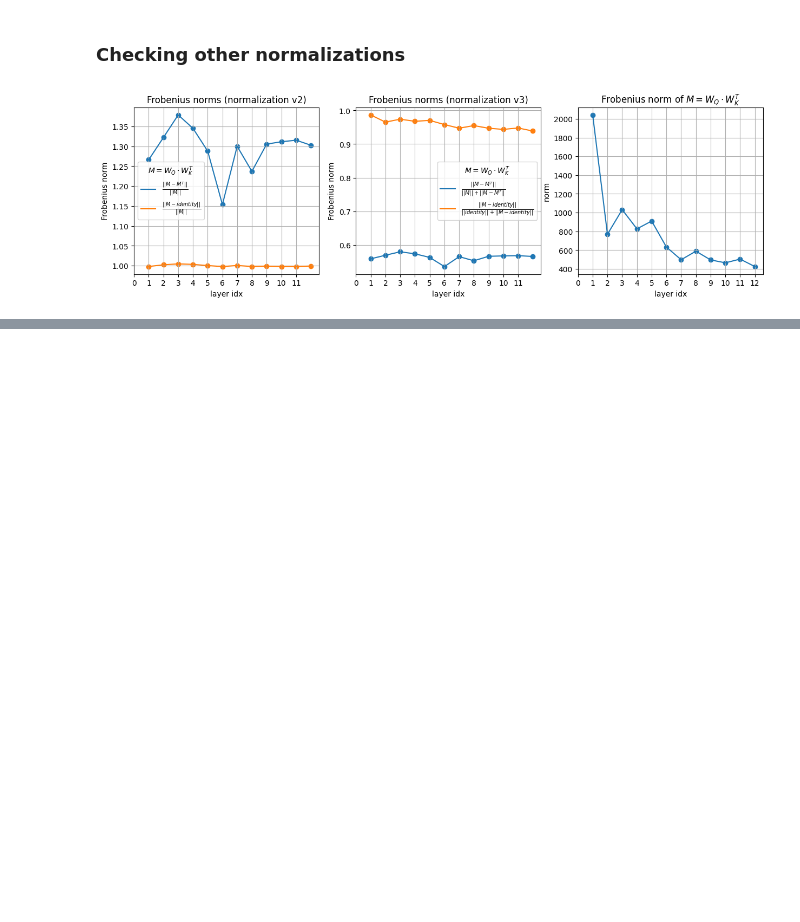
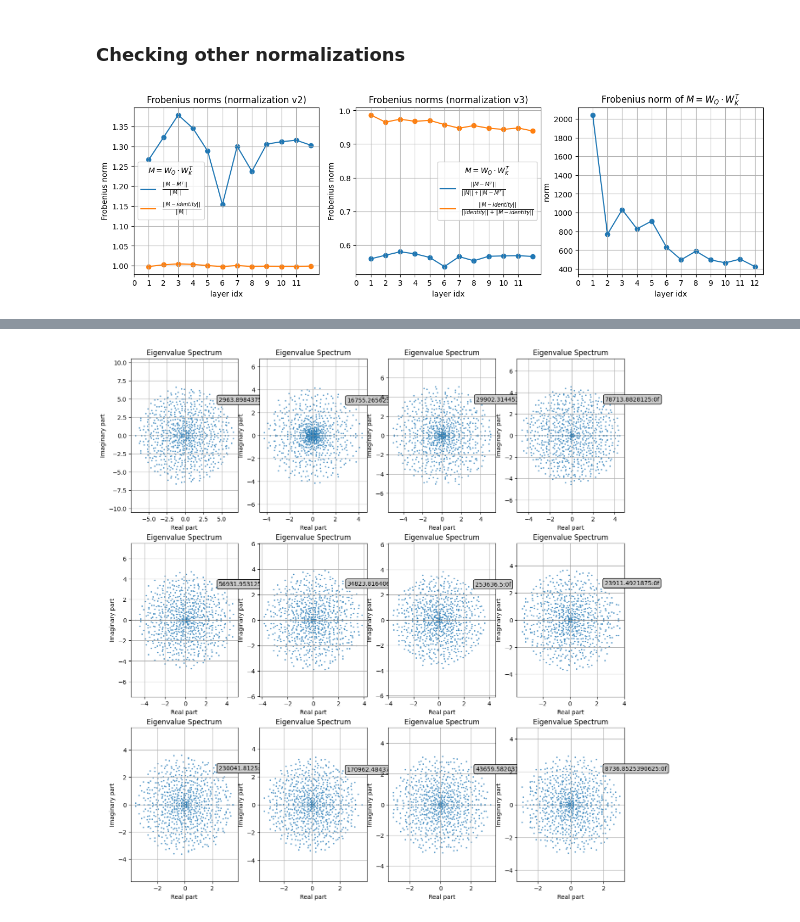
Before and after one commit to miriamzara/LCP_B_GPT2, a Jupyter notebook: FINAL_NOTEBOOK(S)/2_mh_attention.ipynb, the cells around one changed output, grey strips where cells are left out. Saved outputs shown, nothing was run; the diff lists cells and outputs as text; code cells hidden in the pictures; blank space fills up the shorter version.

```diff
--- a/FINAL_NOTEBOOK(S)/2_mh_attention.ipynb
+++ b/FINAL_NOTEBOOK(S)/2_mh_attention.ipynb
@@ -339,0 +341,22 @@ axs[2].grid()
+# %%
+layer_max = 12
+qkv_weights = [state_dict[f"transformer.h.{i}.attn.c_attn.weight"].cpu().detach().numpy() for i in range(0, layer_max)] # list of N x (3D) matrices
+qkv_biases = [state_dict[f"transformer.h.{i}.attn.c_attn.bias"].cpu().detach().numpy() for i in range(0, layer_max)] # list of D x 1 vectors
+projection_weights = [state_dict[f"transformer.h.{i}.attn.c_proj.weight"].cpu().detach().numpy() for i in range(0, layer_max)] # list of D x D matrices
+projection_biases = [state_dict[f"transformer.h.{i}.attn.c_proj.bias"].cpu().detach().numpy() for i in range(0, layer_max)] # list of D x 1 vectors
+print(qkv_weights[0].shape)
+print(qkv_biases[0].shape)
+print(projection_weights[0].shape)
+print(projection_biases[0].shape)
+
+
+D = 768
+q_weights = [qkv_weights[i][:,0:D] for i in range(0, layer_max)]
+k_weights = [qkv_weights[i][:,D:(2*D)] for i in range(0, layer_max)]
+v_weights = [qkv_weights[i][:, (2*D):(3*D)] for i in range(0, layer_max)]
+w0_weights = projection_weights
+
+print(q_weights[0].shape)
+print(k_weights[0].shape)
+print(v_weights[0].shape)
+print(w0_weights[0].shape)
@@ -339,0 +407,22 @@ axs[2].grid()
+# %%
+fig, axs = plt.subplots(nrows = 3, ncols = 4, figsize=(5*3,4*4))
+axs = axs.flatten()
+
+bbox = dict(boxstyle="round", fc="0.8")
+
+for i in range(0, layer_max):
+
+    A = q_weights[i]
+    eigvals = np.linalg.eigvals(A)
+    cond_number = np.linalg.cond(A)
+    axs[i].annotate(text= f"{cond_number}:0f", xy = (max(eigvals.real)*0.7, max(eigvals.imag)*0.7), bbox = bbox)
+    axs[i].scatter(eigvals.real, eigvals.imag, s=2, alpha=0.7)
+    axs[i].axhline(0, color='gray', linewidth=0.5)
+    axs[i].axvline(0, color='gray', linewidth=0.5)
+    axs[i].set_xlabel('Real part')
+    axs[i].set_ylabel('Imaginary part')
+    axs[i].set_title('Eigenvalue Spectrum')
+    axs[i].grid(True)
+    axs[i].axis('equal')
+# %% [output]
+[figure, added]
```
Also changed, not shown: parts of 13 cells of this notebook, 3 other files.
